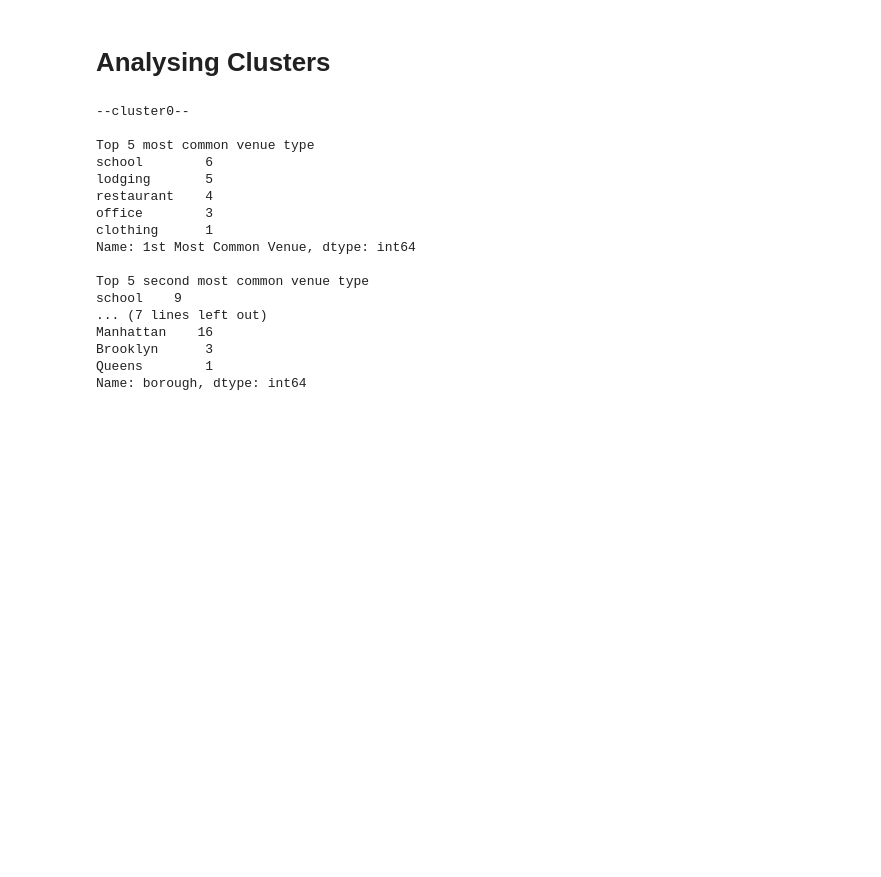
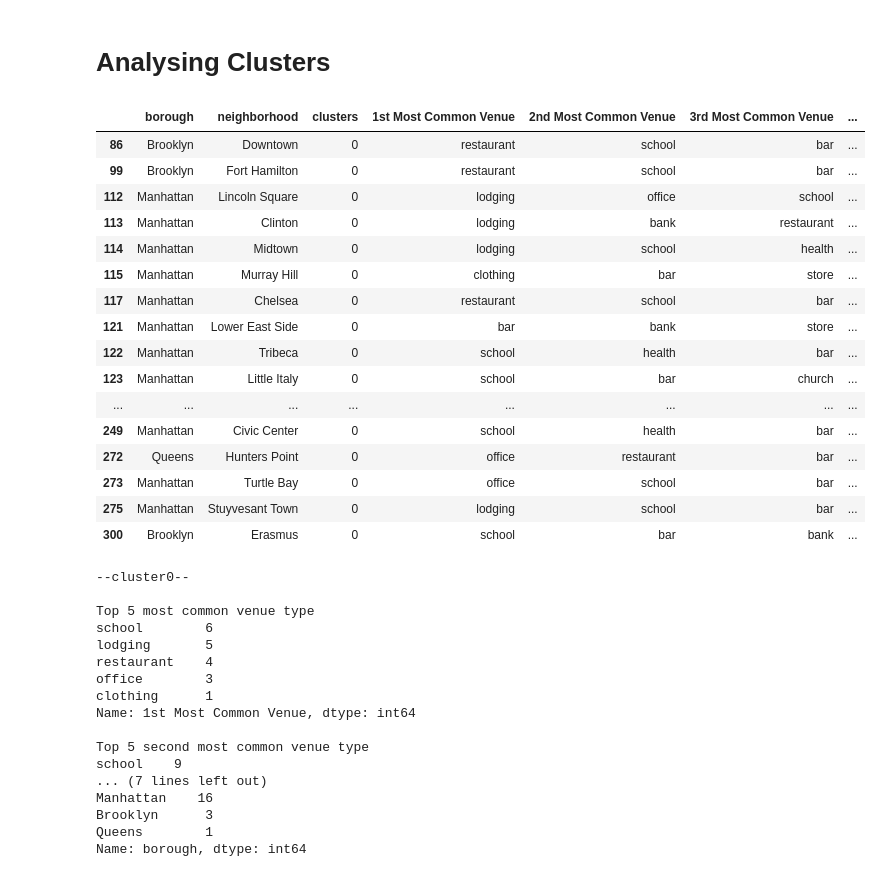
Before and after one commit to ktamkee/NYC_midterm_project, a Jupyter notebook: svc/K-Means_V3.ipynb, the cells around one changed output. Drawn from its saved outputs; the diff is of its cells as text; code cells hidden in the pictures; blank space fills up the shorter version.

```diff
--- a/svc/K-Means_V3.ipynb
+++ b/svc/K-Means_V3.ipynb
@@ -69,7 +72,7 @@ for ind in np.arange(num_top_venues):
 features_sorted = pd.DataFrame(columns=columns)
 features_sorted['id'] = features_data['id']
 
-for ind in np.arange(features_data.shape[0]):
+for ind in np.arange(restaurant_data.shape[0]):
     features_sorted.iloc[ind, 1:] = return_most_common_venues(features_data.iloc[ind, :], num_top_venues)
 
 features_sorted.head()
@@ -276,6 +290,26 @@ cluster4_features = all_features_data.loc[all_features_data['clusters'] == 4, al
 cluster5_features = all_features_data.loc[all_features_data['clusters'] == 5, all_features_data.columns[[0] + [1] + list(range(4, all_features_data.shape[1]))]]
 cluster6_features = all_features_data.loc[all_features_data['clusters'] == 6, all_features_data.columns[[0] + [1] + list(range(4, all_features_data.shape[1]))]]
 cluster7_features = all_features_data.loc[all_features_data['clusters'] == 7, all_features_data.columns[[0] + [1] + list(range(4, all_features_data.shape[1]))]]
+# %%
+ cluster0_features
+# %% [output]
+|  | borough | neighborhood | clusters | 1st Most Common Venue | 2nd Most Common Venue | 3rd Most Common Venue | ... |
+| 86 | Brooklyn | Downtown | 0 | restaurant | school | bar | ... |
+| 99 | Brooklyn | Fort Hamilton | 0 | restaurant | school | bar | ... |
+| 112 | Manhattan | Lincoln Square | 0 | lodging | office | school | ... |
+| 113 | Manhattan | Clinton | 0 | lodging | bank | restaurant | ... |
+| 114 | Manhattan | Midtown | 0 | lodging | school | health | ... |
+| 115 | Manhattan | Murray Hill | 0 | clothing | bar | store | ... |
+| 117 | Manhattan | Chelsea | 0 | restaurant | school | bar | ... |
+| 121 | Manhattan | Lower East Side | 0 | bar | bank | store | ... |
+| 122 | Manhattan | Tribeca | 0 | school | health | bar | ... |
+| 123 | Manhattan | Little Italy | 0 | school | bar | church | ... |
+| ... | ... | ... | ... | ... | ... | ... | ... |
+| 249 | Manhattan | Civic Center | 0 | school | health | bar | ... |
+| 272 | Queens | Hunters Point | 0 | office | restaurant | bar | ... |
+| 273 | Manhattan | Turtle Bay | 0 | office | school | bar | ... |
+| 275 | Manhattan | Stuyvesant Town | 0 | lodging | school | bar | ... |
+| 300 | Brooklyn | Erasmus | 0 | school | bar | bank | ... |
 # %%
 print('--cluster0--')
 print()
```
Also changed, not shown: parts of 4 cells of this notebook, 5 other files.
